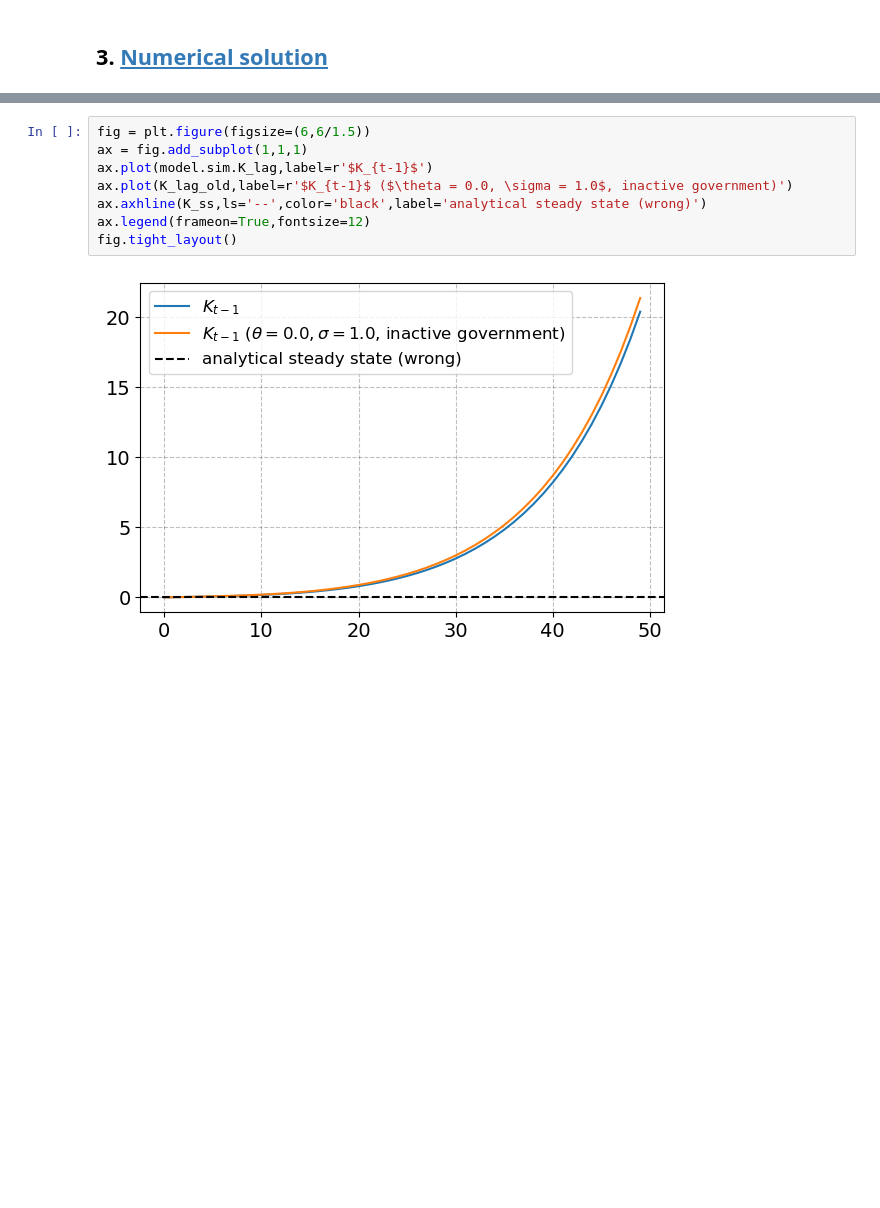
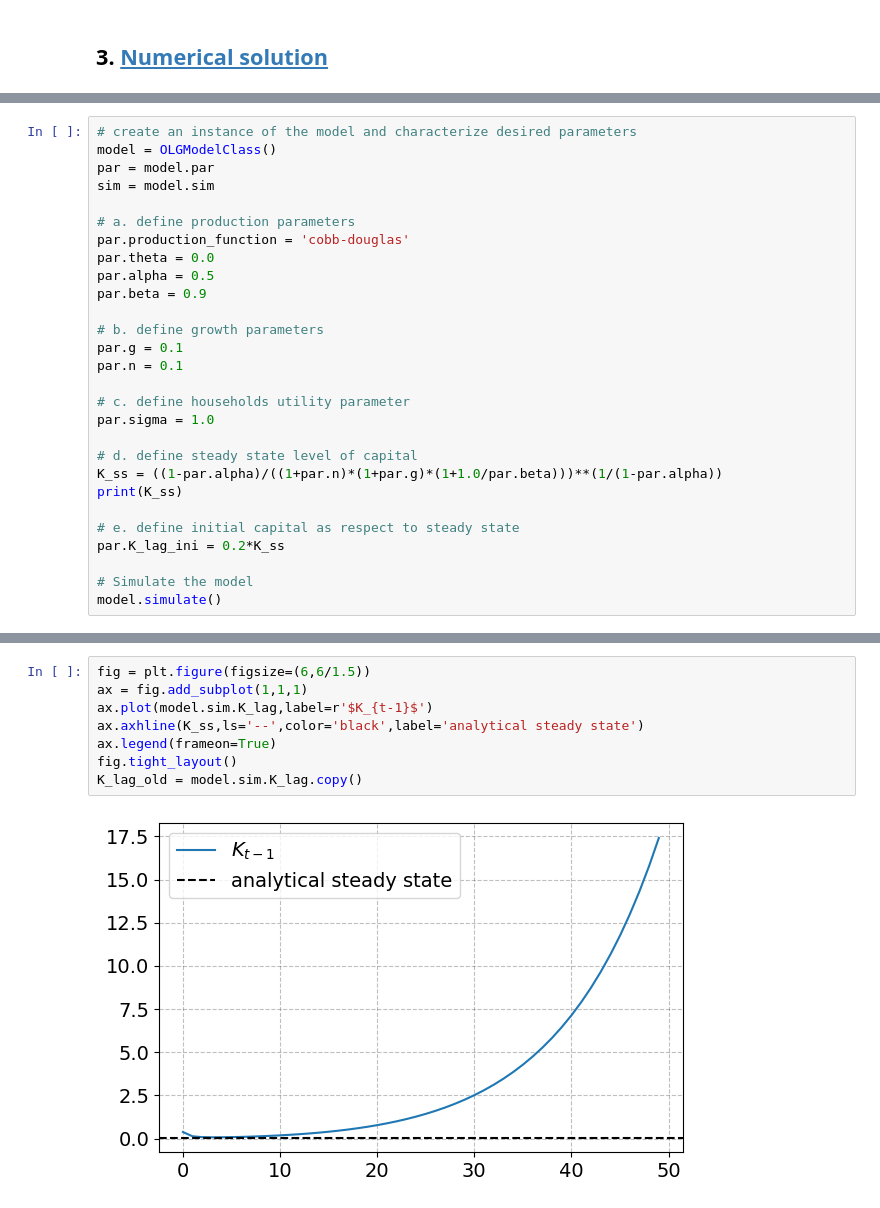
Before and after one commit to NumEconCopenhagen/projects-2023-EFS, a Jupyter notebook: modelproject/OLG_pop_tech.ipynb, the cells around one changed output, grey strips where cells are left out. Drawn from its saved outputs; the diff is of its cells as text; blank space fills up the shorter version.

```diff
--- a/modelproject/OLG_pop_tech.ipynb
+++ b/modelproject/OLG_pop_tech.ipynb
@@ -272,0 +256,28 @@ simulation done in 0.08 secs
+# %%
+# create an instance of the model and characterize desired parameters
+model = OLGModelClass()
+par = model.par
+sim = model.sim
+
+# a. define production parameters
+par.production_function = 'cobb-douglas'
+par.theta = 0.0
+par.alpha = 0.5
+par.beta = 0.9
+
+# b. define growth parameters
+par.g = 0.1
+par.n = 0.1
+
+# c. define households utility parameter
+par.sigma = 1.0
+
+# d. define steady state level of capital
+K_ss = ((1-par.alpha)/((1+par.n)*(1+par.g)*(1+1.0/par.beta)))**(1/(1-par.alpha))
+print(K_ss)
+
+# e. define initial capital as respect to steady state
+par.K_lag_ini = 0.2*K_ss
+
+# Simulate the model
+model.simulate()
@@ -321,10 +334,10 @@ simulation done in 0.21 secs
 # %%
 fig = plt.figure(figsize=(6,6/1.5))
 ax = fig.add_subplot(1,1,1)
 ax.plot(model.sim.K_lag,label=r'$K_{t-1}$')
-ax.plot(K_lag_old,label=r'$K_{t-1}$ ($\theta = 0.0, \sigma = 1.0$, inactive government)')
-ax.axhline(K_ss,ls='--',color='black',label='analytical steady state (wrong)')
-ax.legend(frameon=True,fontsize=12)
+ax.axhline(K_ss,ls='--',color='black',label='analytical steady state')
+ax.legend(frameon=True)
 fig.tight_layout()
+K_lag_old = model.sim.K_lag.copy()
 # %% [output]
-[figure, old version]
+[figure, new version]
```
Also changed, not shown: parts of 16 cells of this notebook.
